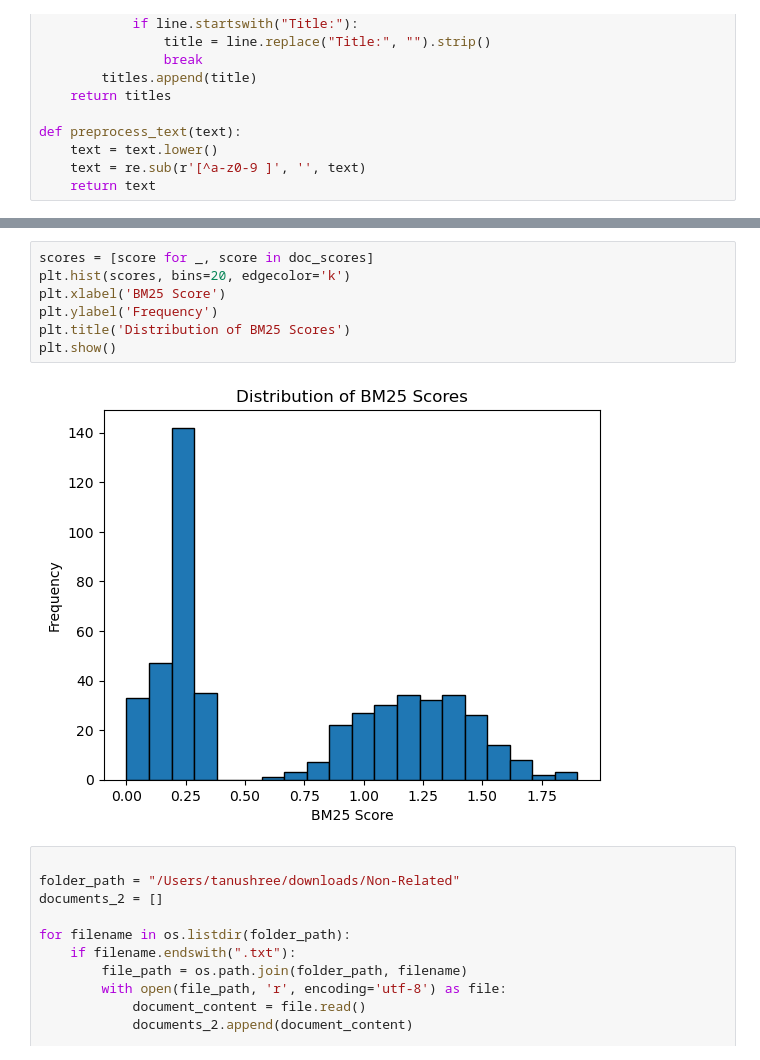
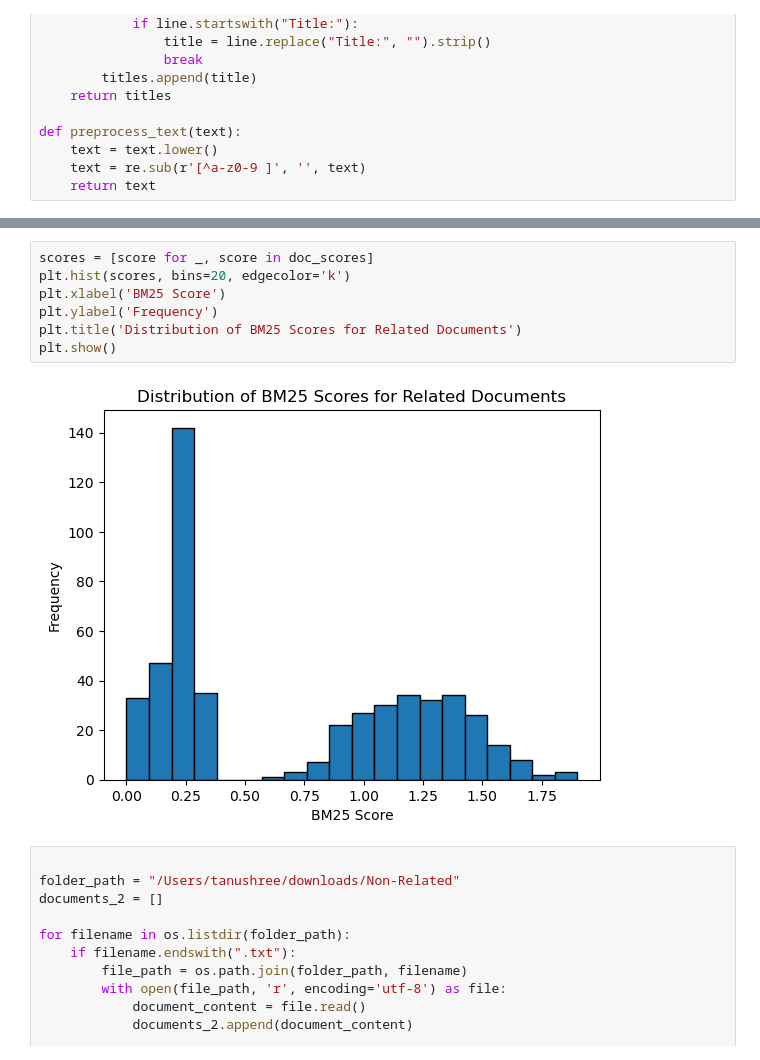
Before and after one commit to tpaidich/bm-okapi, a Jupyter notebook: bm_okapi_model.ipynb, the cells around one changed output, grey strips where cells are left out. Cells and saved outputs as stored; diff of their text form.

```diff
--- a/bm_okapi_model.ipynb
+++ b/bm_okapi_model.ipynb
@@ -123,12 +123,12 @@ Keywords = ['analysis', 'liquid', 'deoxynucleosides', 'clinical', 'also', 'recen
 # %%
 scores = [score for _, score in doc_scores]
 plt.hist(scores, bins=20, edgecolor='k')
 plt.xlabel('BM25 Score')
 plt.ylabel('Frequency')
-plt.title('Distribution of BM25 Scores')
+plt.title('Distribution of BM25 Scores for Related Documents')
 plt.show()
 # %% [output]
-[figure, old version]
+[figure, new version]
 # %%
 
 folder_path = "/Users/tanushree/downloads/Non-Related"
```
Also changed, not shown: parts of 1 cell of this notebook.
